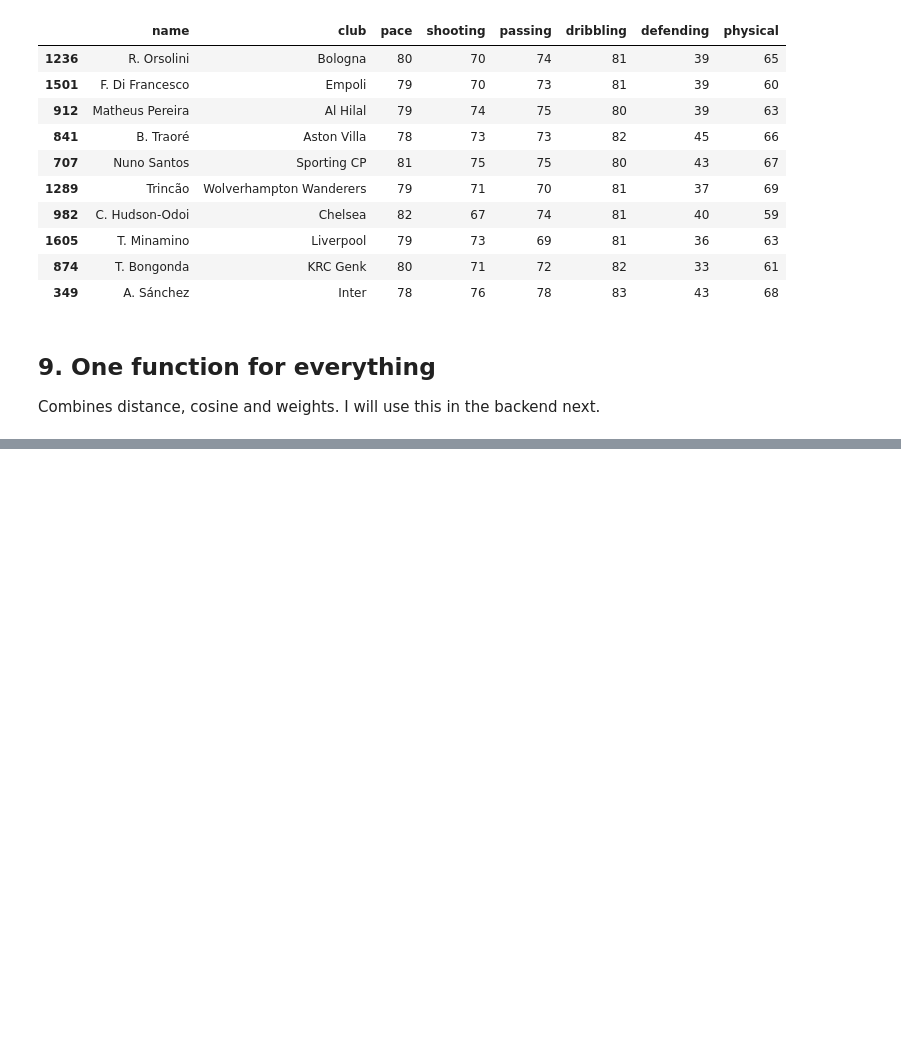
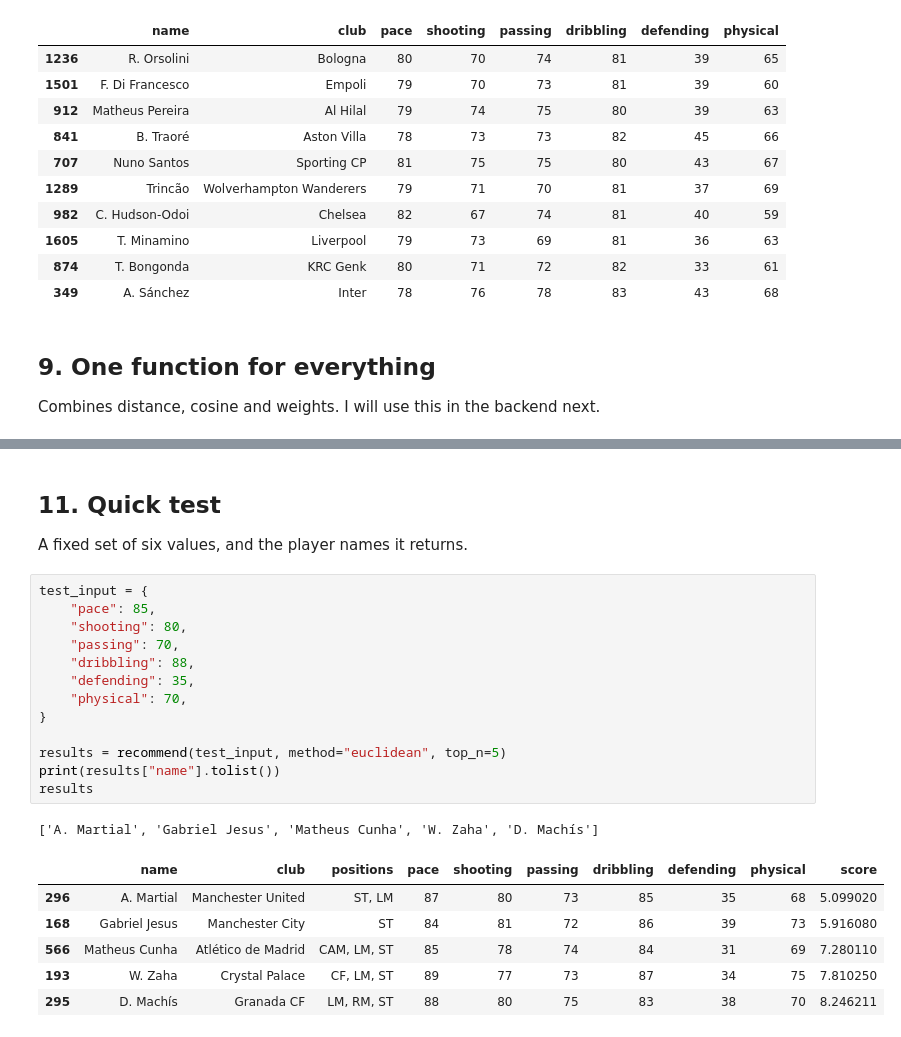
Before and after one commit to Jsn04/ProMatch, a Jupyter notebook: data/similarity.ipynb, the cells around one changed output, grey strips where cells are left out. Saved outputs shown, nothing was run; the diff lists cells and outputs as text; blank space fills up the shorter version.

```diff
--- a/data/similarity.ipynb
+++ b/data/similarity.ipynb
@@ -198,0 +218,25 @@ recommend(user, method="euclidean", top_n=5)
+# %% [markdown]
+## 11. Quick test
+
+A fixed set of six values, and the player names it returns.
+# %%
+test_input = {
+    "pace": 85,
+    "shooting": 80,
+    "passing": 70,
+    "dribbling": 88,
+    "defending": 35,
+    "physical": 70,
+}
+
+results = recommend(test_input, method="euclidean", top_n=5)
+print(results["name"].tolist())
+results
+# %% [output]
+['A. Martial', 'Gabriel Jesus', 'Matheus Cunha', 'W. Zaha', 'D. Machís']
+|  | name | club | positions | pace | shooting | passing | dribbling | defending | physical | score |
+| 296 | A. Martial | Manchester United | ST, LM | 87 | 80 | 73 | 85 | 35 | 68 | 5.099020 |
+| 168 | Gabriel Jesus | Manchester City | ST | 84 | 81 | 72 | 86 | 39 | 73 | 5.916080 |
+| 566 | Matheus Cunha | Atlético de Madrid | CAM, LM, ST | 85 | 78 | 74 | 84 | 31 | 69 | 7.280110 |
+| 193 | W. Zaha | Crystal Palace | CF, LM, ST | 89 | 77 | 73 | 87 | 34 | 75 | 7.810250 |
+| 295 | D. Machís | Granada CF | LM, RM, ST | 88 | 80 | 75 | 83 | 38 | 70 | 8.246211 |
```
Also changed, not shown: parts of 2 cells of this notebook.
